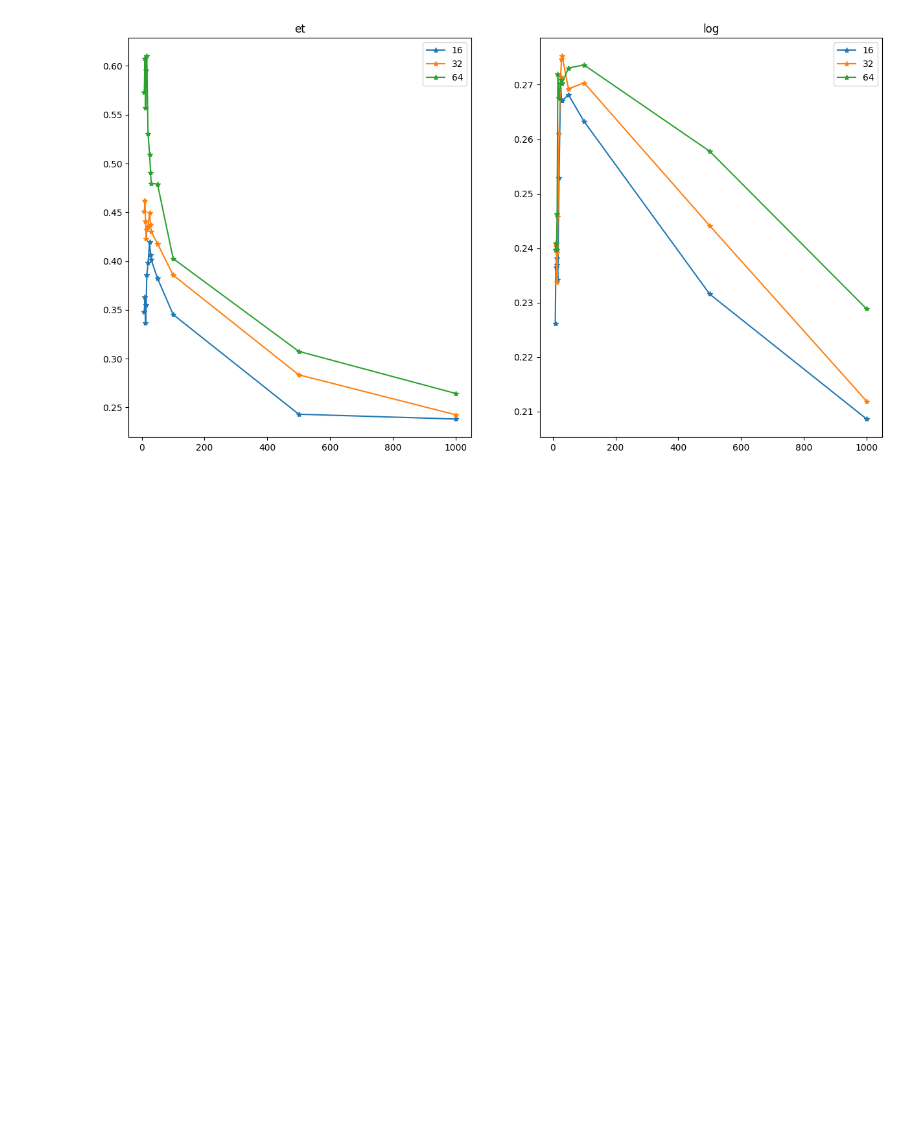
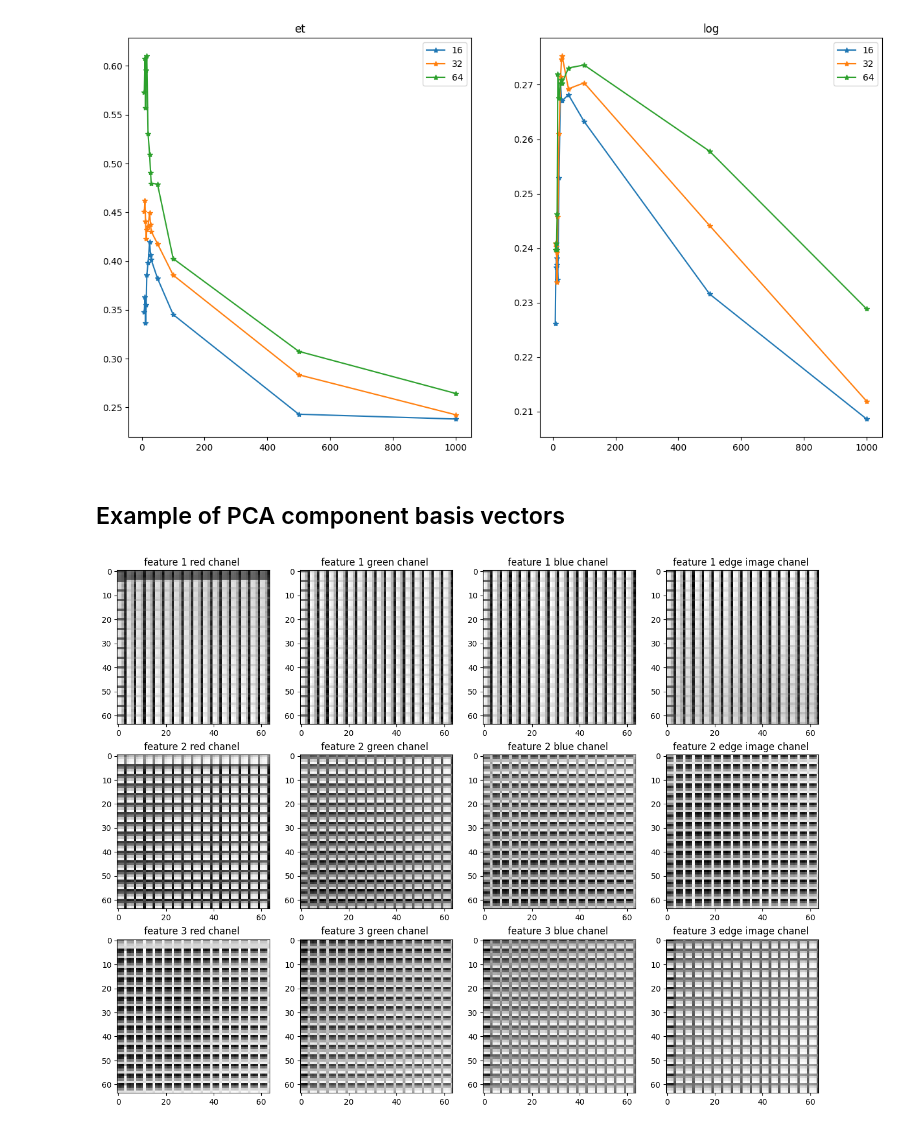
Before and after one commit to huineith/Cloud_classification, a Jupyter notebook: EDA_cloud_classifier.ipynb, the cells around one changed output. Saved outputs shown, nothing was run; the diff lists cells and outputs as text; code cells hidden in the pictures; blank space fills up the shorter version.

```diff
--- a/EDA_cloud_classifier.ipynb
+++ b/EDA_cloud_classifier.ipynb
@@ -508,3 +547,44 @@ ax[1].set_title('log')
 # %% [output]
 Text(0.5, 1.0, 'log')
 [figure]
+# %% [markdown]
+## Example of PCA component basis vectors
+# %%
+n=64
+n_comp=3
+
+imResizer=ImagePreprocessing(height=n, width=n)
+images_rgb_gray= imResizer.add_edgeimage(images)
+resized_images= imResizer.resize(images_rgb_gray)
+augmented_resized_images,augmented_y =imResizer.add_rotation_copies(resized_images,y)
+images_training_data= imResizer.flatten(augmented_resized_images)
+X_train_val, X_test, y_train_val , y_test =train_test_split(images_training_data, augmented_y ,test_size=0.2 ,random_state=42)
+scaler=StandardScaler()
+X_train=scaler.fit_transform(X_train_val)
+pca=PCA(n_components=n_comp, random_state=42)
+pca.fit(X_train)
+
+
+X= pca.components_
+fig ,axs= plt.subplots(n_comp,4, figsize=(16,12))
+axes=axs.flatten()
+
+
+
+for i in range(len(X)):
+    image_array= X[i]
+    red=image_array[0:n**2].reshape(n,n)
+    green=image_array[n**2:2*n**2].reshape(n,n)
+    blue= image_array[2*n**2:3*n**2].reshape(n,n)
+    grey= image_array[3*n**2:4*n**2].reshape(n,n)
+
+    axes[4*i].imshow(red, cmap='Greys_r', interpolation='nearest', aspect='auto')  #vmin=global_min, vmax=global_max, cmap='Greys_r', interpolation='nearest', aspect='auto')
+    axes[4*i].set_title(f"feature {i+1} red chanel ")
+    axes[4*i+1].imshow(green, cmap='Greys_r', interpolation='nearest', aspect='auto')  #vmin=global_min, vmax=global_max, cmap='Greys_r', interpolation='nearest', aspect='auto')
+    axes[4*i+1].set_title(f"feature {i+1} green chanel ")
+    axes[4*i+2].imshow(blue, cmap='Greys_r', interpolation='nearest', aspect='auto')  #vmin=global_min, vmax=global_max, cmap='Greys_r', interpolation='nearest', aspect='auto')
+    axes[4*i+2].set_title(f"feature {i+1} blue chanel ")
+    axes[4*i+3].imshow(grey, cmap='Greys_r', interpolation='nearest', aspect='auto')  #vmin=global_min, vmax=global_max, cmap='Greys_r', interpolation='nearest', aspect='auto')
+    axes[4*i+3].set_title(f"feature {i+1} edge image chanel ")
+# %% [output]
+[figure, added]
```
Also changed, not shown: parts of 2 cells of this notebook.
